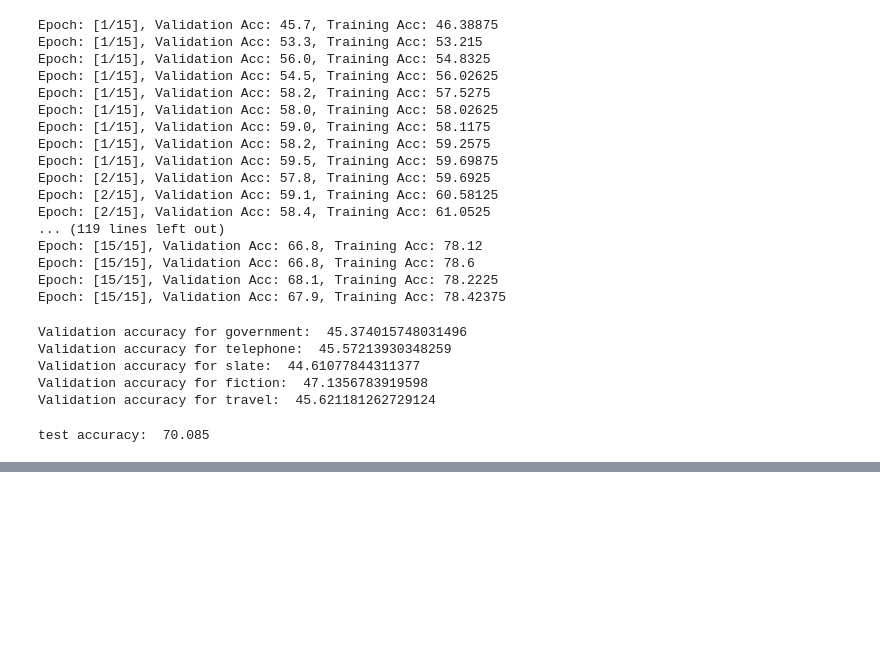
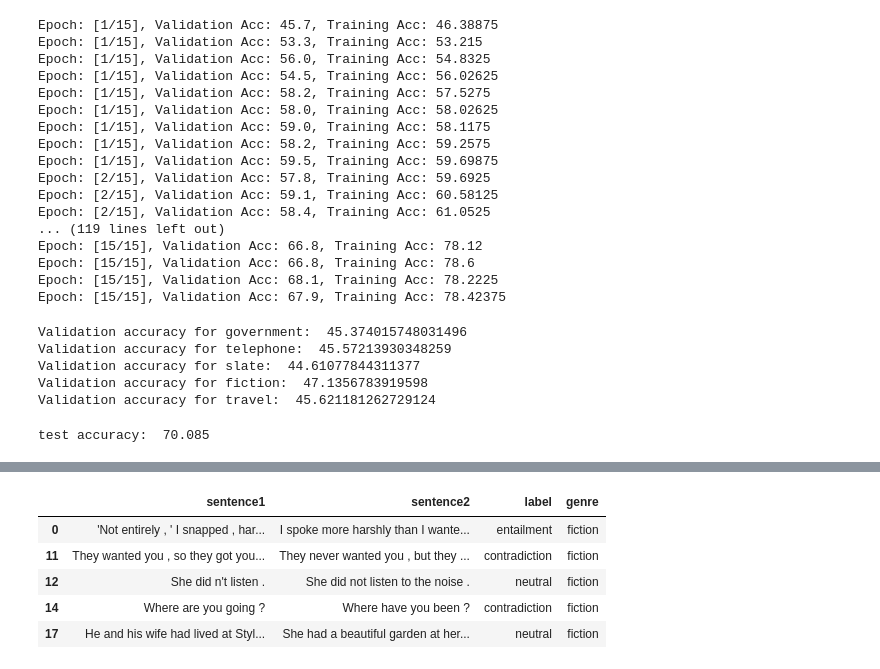
Before and after one commit to AMS889/DS-GA1011_Homework2, a Jupyter notebook: Homework2.ipynb, the cells around one changed output, grey strips where cells are left out. Saved outputs shown, nothing was run; the diff lists cells and outputs as text; code cells hidden in the pictures; blank space fills up the shorter version.

```diff
--- a/Homework2.ipynb
+++ b/Homework2.ipynb
@@ -916,0 +956,9 @@ test accuracy:  70.085
+# %%
+mnli_val[mnli_val['genre']=='fiction'][:5]
+# %% [output]
+|  | sentence1 | sentence2 | label | genre |
+| 0 | 'Not entirely , ' I snapped , har... | I spoke more harshly than I wante... | entailment | fiction |
+| 11 | They wanted you , so they got you... | They never wanted you , but they ... | contradiction | fiction |
+| 12 | She did n't listen . | She did not listen to the noise . | neutral | fiction |
+| 14 | Where are you going ? | Where have you been ? | contradiction | fiction |
+| 17 | He and his wife had lived at Styl... | She had a beautiful garden at her... | neutral | fiction |
```
Also changed, not shown: parts of 5 cells of this notebook, 1 other file.
